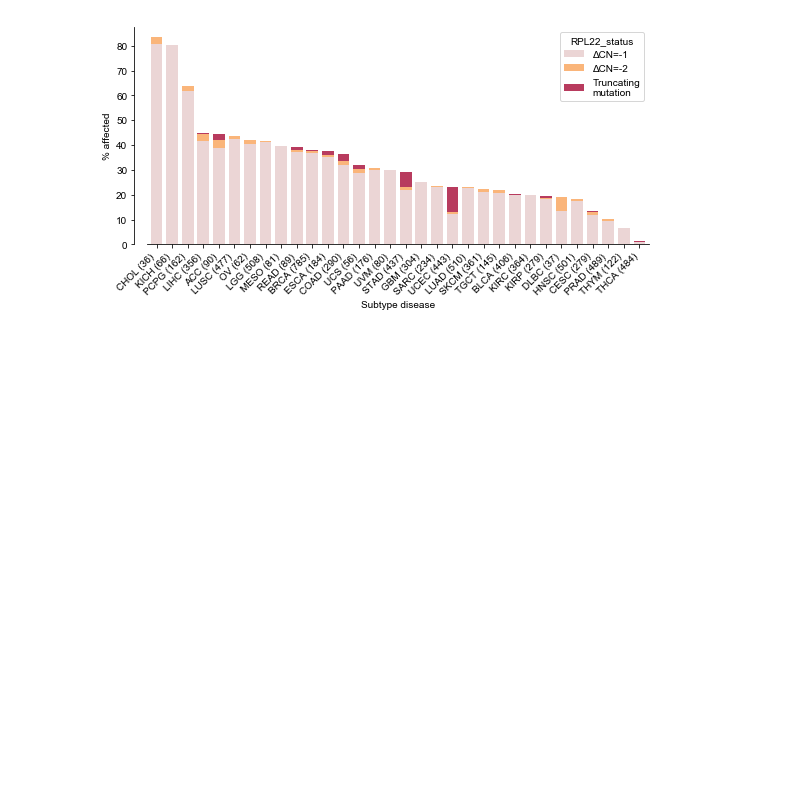
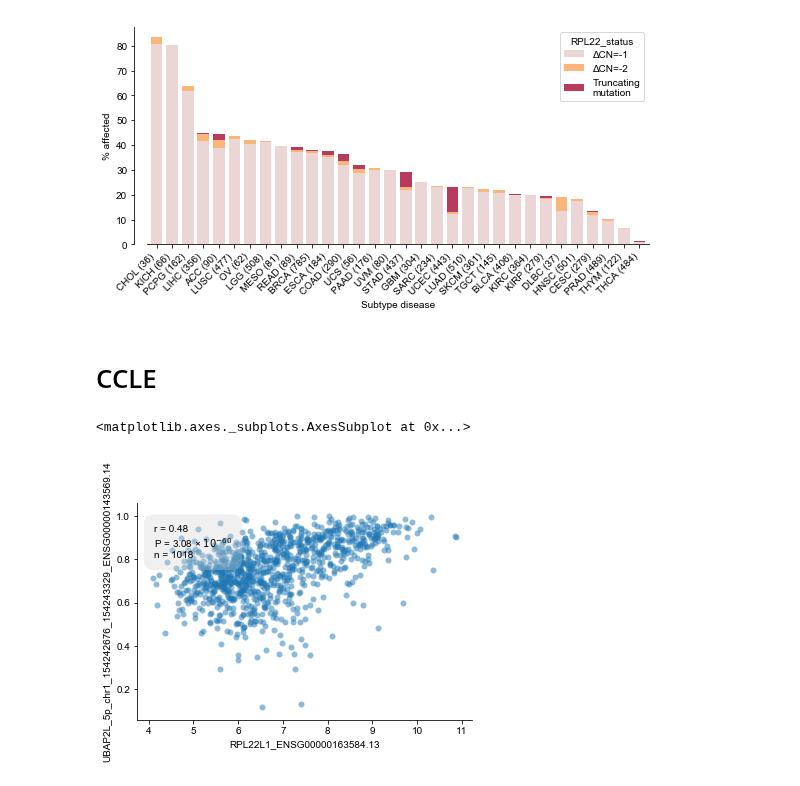
Before and after one commit to kevinhu/mdm4-splicing, a Jupyter notebook: notebooks/fig1_CCLE-TCGA-correlates.ipynb, the cells around one changed output. Drawn from its saved outputs; the diff is of its cells as text; code cells hidden in the pictures; blank space fills up the shorter version.

Commit message:
UBAP2L analysis

```diff
--- a/notebooks/fig1_CCLE-TCGA-correlates.ipynb
+++ b/notebooks/fig1_CCLE-TCGA-correlates.ipynb
@@ -464,3 +464,16 @@ plt.savefig("../plots/rpl22_subtype_distribution.pdf",
             bbox_inches="tight", transparent=True)
 # %% [output]
 [figure]
+# %% [markdown]
+# CCLE
+# %%
+ccle_genex = pd.read_hdf(
+    "../../data/processed/ccle/CCLE_RNAseq_rsem_genes_tpm_20180929.hdf", key="ccle_genex")
+exonusage = pd.read_hdf(
+    "../../data/processed/ccle/CCLE_RNAseq_ExonUsageRatio_20180929.hdf", key="exonusage")
+# %%
+huy.regression(ccle_genex["RPL22L1_ENSG00000163584.13"],
+               exonusage["UBAP2L_5p_chr1_154242676_154243329_ENSG00000143569.14"])
+# %% [output]
+<matplotlib.axes._subplots.AxesSubplot at 0x...>
+[figure, added]
```
Also changed, not shown: 13 other files.
